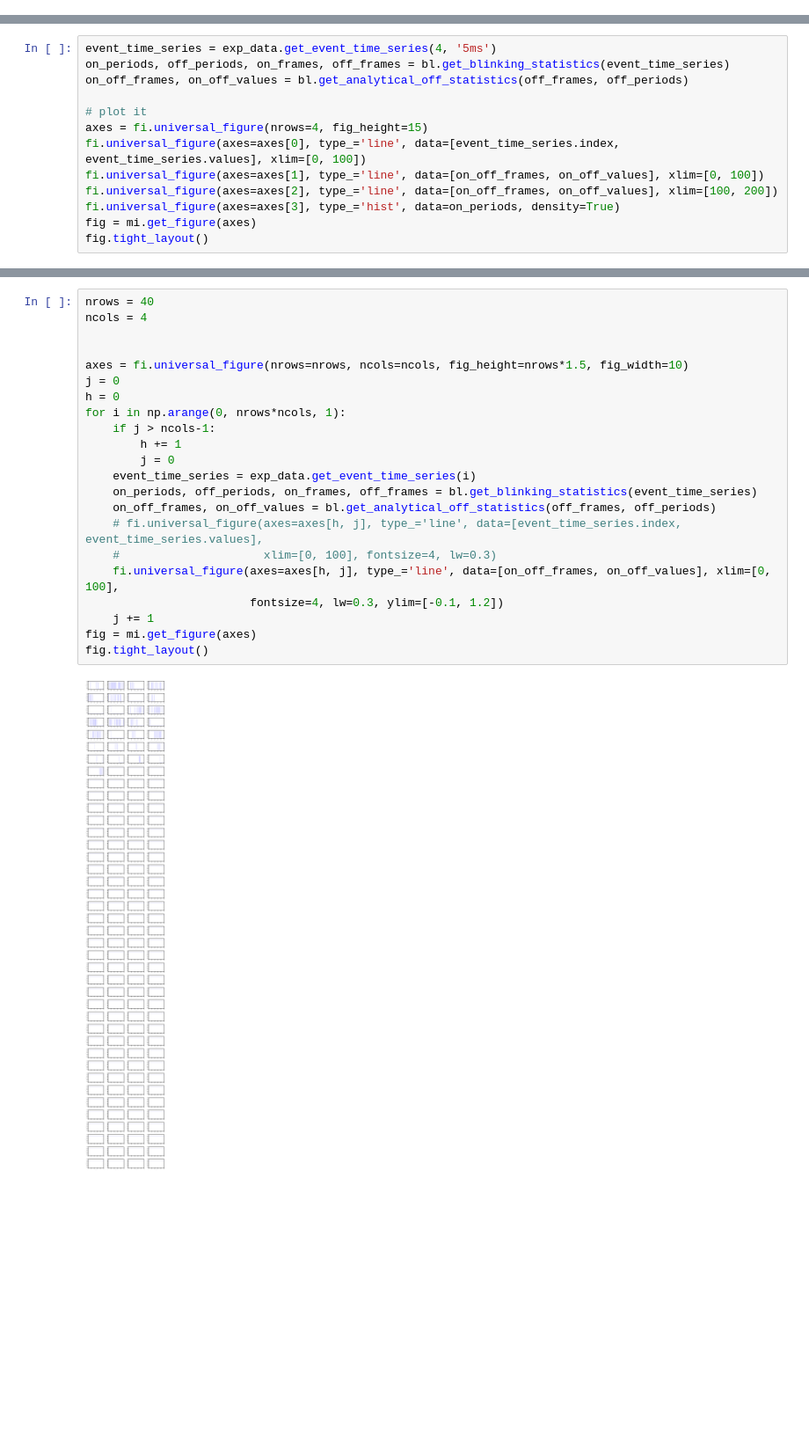
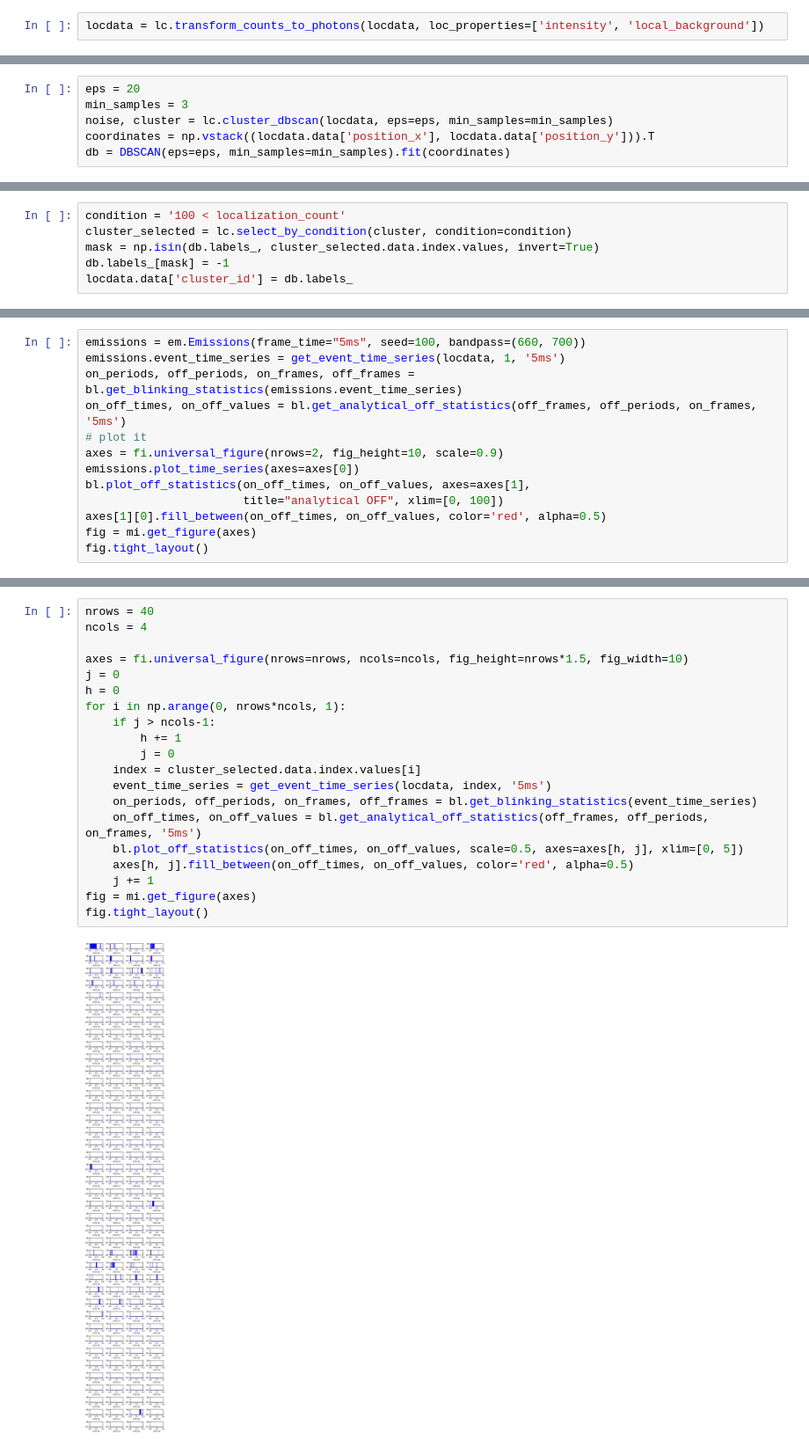
Before and after one commit to super-resolution/Fluopy, a Jupyter notebook: notebooks/cy5/experimental_data/pcna/ref_1-5kw.ipynb, the cells around one changed output, grey strips where cells are left out. Shown at 88% size. Drawn from its saved outputs; the diff is of its cells as text; blank space fills up the shorter version.

```diff
--- a/notebooks/cy5/experimental_data/pcna/ref_1-5kw.ipynb
+++ b/notebooks/cy5/experimental_data/pcna/ref_1-5kw.ipynb
@@ -61,0 +32,2 @@ exp_data.plot_cluster()
+# %%
+locdata = lc.transform_counts_to_photons(locdata, loc_properties=['intensity', 'local_background'])
@@ -61,0 +44,6 @@ exp_data.plot_cluster()
+# %%
+eps = 20
+min_samples = 3
+noise, cluster = lc.cluster_dbscan(locdata, eps=eps, min_samples=min_samples)
+coordinates = np.vstack((locdata.data['position_x'], locdata.data['position_y'])).T
+db = DBSCAN(eps=eps, min_samples=min_samples).fit(coordinates)
@@ -61,0 +52,6 @@ exp_data.plot_cluster()
+# %%
+condition = '100 < localization_count'
+cluster_selected = lc.select_by_condition(cluster, condition=condition)
+mask = np.isin(db.labels_, cluster_selected.data.index.values, invert=True)
+db.labels_[mask] = -1
+locdata.data['cluster_id'] = db.labels_
@@ -62,14 +97,14 @@ exp_data.plot_cluster()
 # %%
-event_time_series = exp_data.get_event_time_series(4, '5ms')
-on_periods, off_periods, on_frames, off_frames = bl.get_blinking_statistics(event_time_series)
-on_off_frames, on_off_values = bl.get_analytical_off_statistics(off_frames, off_periods)
-
+emissions = em.Emissions(frame_time="5ms", seed=100, bandpass=(660, 700))
+emissions.event_time_series = get_event_time_series(locdata, 1, '5ms')
+on_periods, off_periods, on_frames, off_frames = bl.get_blinking_statistics(emissions.event_time_series)
+on_off_times, on_off_values = bl.get_analytical_off_statistics(off_frames, off_periods, on_frames, '5ms')
 # plot it
-axes = fi.universal_figure(nrows=4, fig_height=15)
-fi.universal_figure(axes=axes[0], type_='line', data=[event_time_series.index, event_time_series.values], xlim=[0, 100])
-fi.universal_figure(axes=axes[1], type_='line', data=[on_off_frames, on_off_values], xlim=[0, 100])
-fi.universal_figure(axes=axes[2], type_='line', data=[on_off_frames, on_off_values], xlim=[100, 200])
-fi.universal_figure(axes=axes[3], type_='hist', data=on_periods, density=True)
+axes = fi.universal_figure(nrows=2, fig_height=10, scale=0.9)
+emissions.plot_time_series(axes=axes[0])
+bl.plot_off_statistics(on_off_times, on_off_values, axes=axes[1],
+                       title="analytical OFF", xlim=[0, 100])
+axes[1][0].fill_between(on_off_times, on_off_values, color='red', alpha=0.5)
 fig = mi.get_figure(axes)
 fig.tight_layout()
 # %% [output]
@@ -81,24 +114,22 @@ fig.tight_layout()
 # %%
 nrows = 40
 ncols = 4
-
 
 axes = fi.universal_figure(nrows=nrows, ncols=ncols, fig_height=nrows*1.5, fig_width=10)
 j = 0
 h = 0
 for i in np.arange(0, nrows*ncols, 1):
     if j > ncols-1:
         h += 1
         j = 0
-    event_time_series = exp_data.get_event_time_series(i)
+    index = cluster_selected.data.index.values[i]
+    event_time_series = get_event_time_series(locdata, index, '5ms')
     on_periods, off_periods, on_frames, off_frames = bl.get_blinking_statistics(event_time_series)
-    on_off_frames, on_off_values = bl.get_analytical_off_statistics(off_frames, off_periods)
-    # fi.universal_figure(axes=axes[h, j], type_='line', data=[event_time_series.index, event_time_series.values],
-    #                     xlim=[0, 100], fontsize=4, lw=0.3)
-    fi.universal_figure(axes=axes[h, j], type_='line', data=[on_off_frames, on_off_values], xlim=[0, 100],
-                        fontsize=4, lw=0.3, ylim=[-0.1, 1.2])
+    on_off_times, on_off_values = bl.get_analytical_off_statistics(off_frames, off_periods, on_frames, '5ms')
+    bl.plot_off_statistics(on_off_times, on_off_values, scale=0.5, axes=axes[h, j], xlim=[0, 5])
+    axes[h, j].fill_between(on_off_times, on_off_values, color='red', alpha=0.5)
     j += 1
 fig = mi.get_figure(axes)
 fig.tight_layout()
 # %% [output]
-[figure, old version]
+[figure, new version]
```
Also changed, not shown: parts of 17 cells of this notebook, 12 other files.
